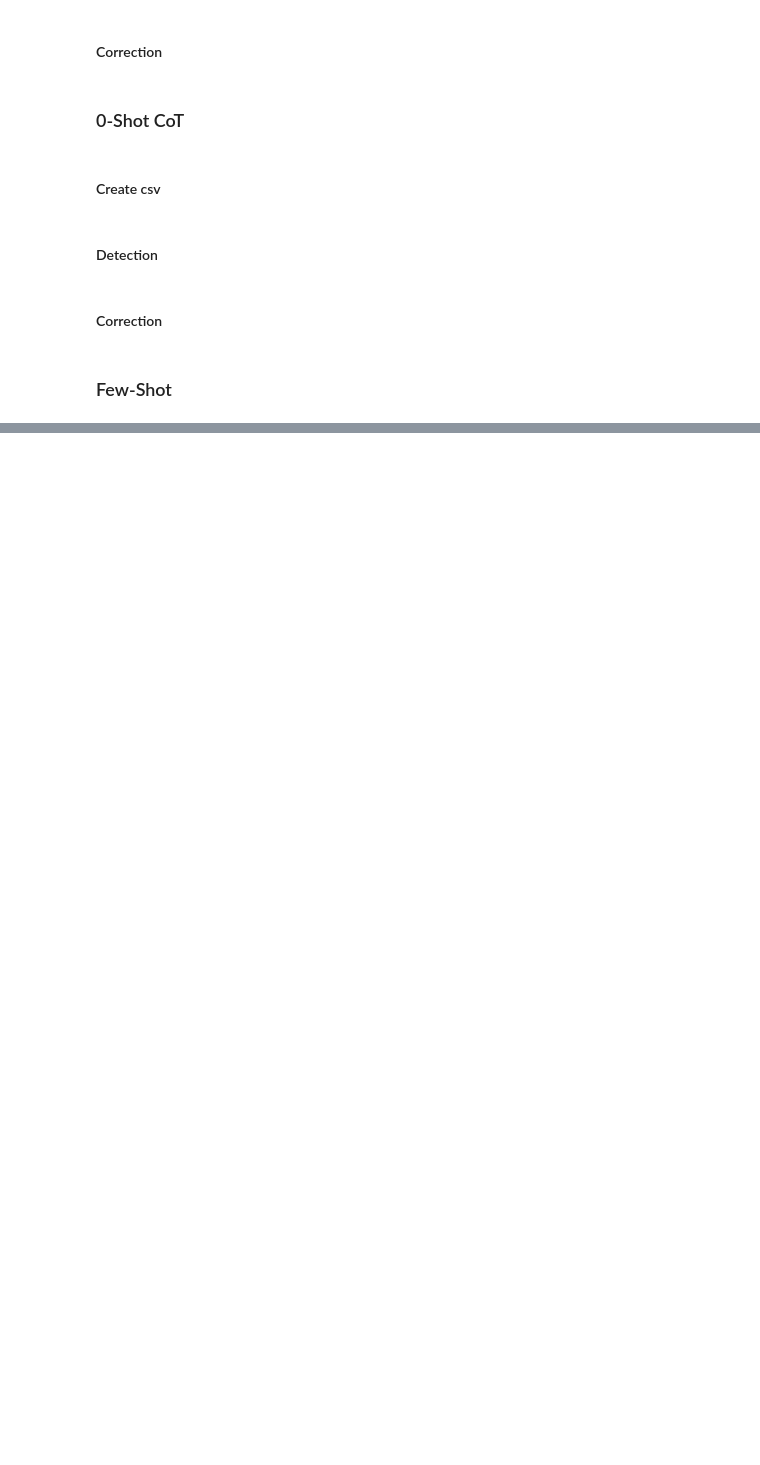
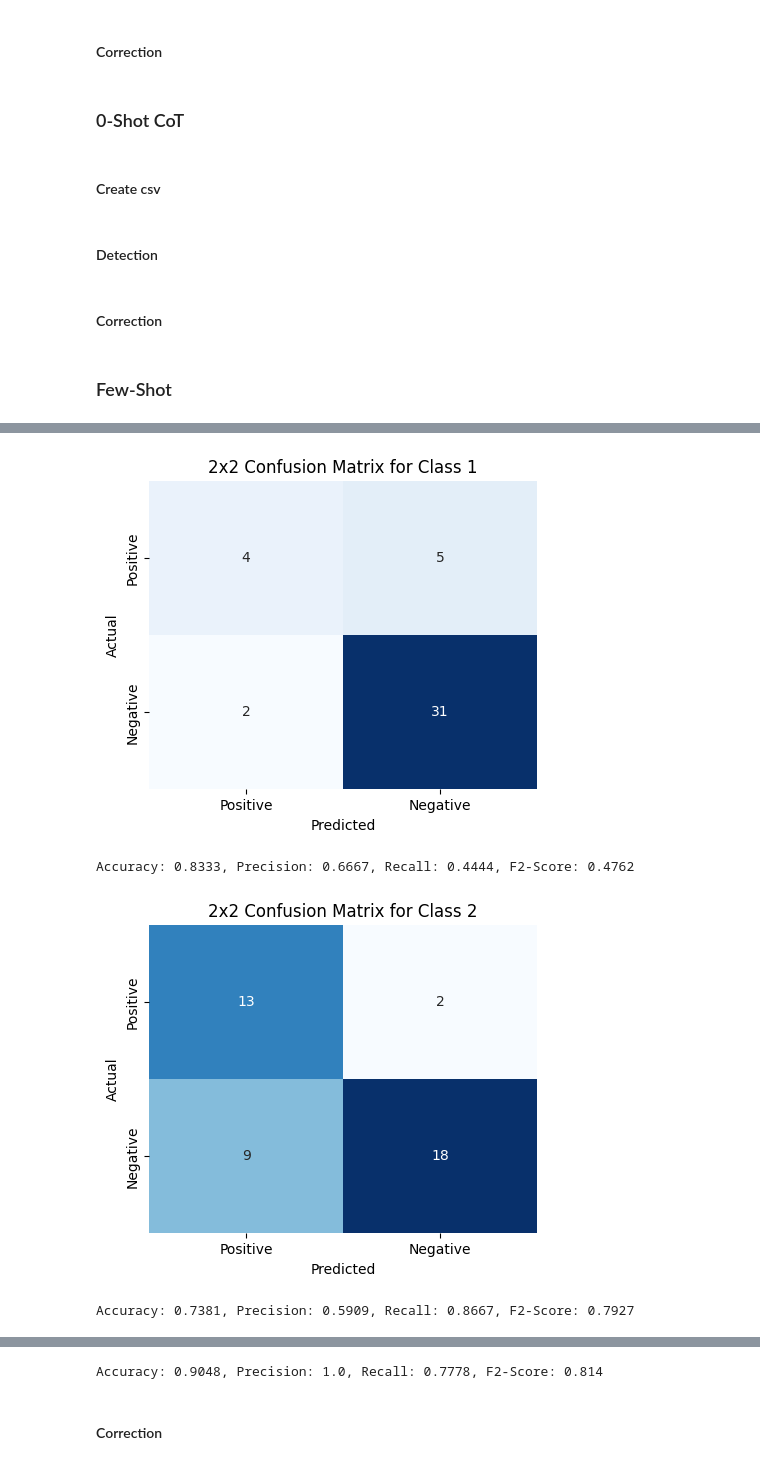
Before and after one commit to Piet777/master-thesis, a Jupyter notebook: _evaluation.ipynb, the cells around one changed output, grey strips where cells are left out. Cells and saved outputs as stored; diff of their text form; code cells hidden in the pictures; blank space fills up the shorter version.

```diff
--- a/_evaluation.ipynb
+++ b/_evaluation.ipynb
@@ -715,0 +778,10 @@ print("Success rate: " + str(successRate))
+# %%
+for i, class_name in enumerate(['1', '2', '3']):
+    binary_cm, metrics = getBinaryConfusionMetrics(confusion_matrix, i)
+    plotConfusionMatrix(binary_cm, class_name)
+    print(metrics)
+# %% [output]
+[figure, added]
+Accuracy: 0.8333, Precision: 0.6667, Recall: 0.4444, F2-Score: 0.4762
+[figure, added]
+Accuracy: 0.7381, Precision: 0.5909, Recall: 0.8667, F2-Score: 0.7927
@@ -715,0 +789,3 @@ print("Success rate: " + str(successRate))
+Accuracy: 0.9048, Precision: 1.0, Recall: 0.7778, F2-Score: 0.814
+# %% [markdown]
+#### Correction
```
Also changed, not shown: parts of 32 cells of this notebook, 18 other files.
